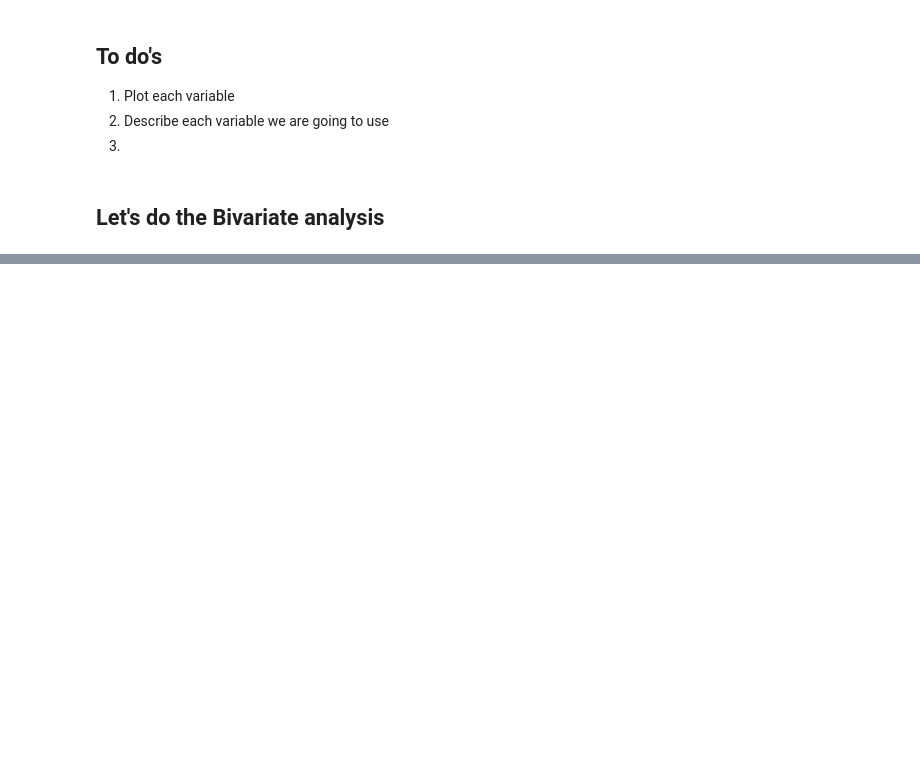
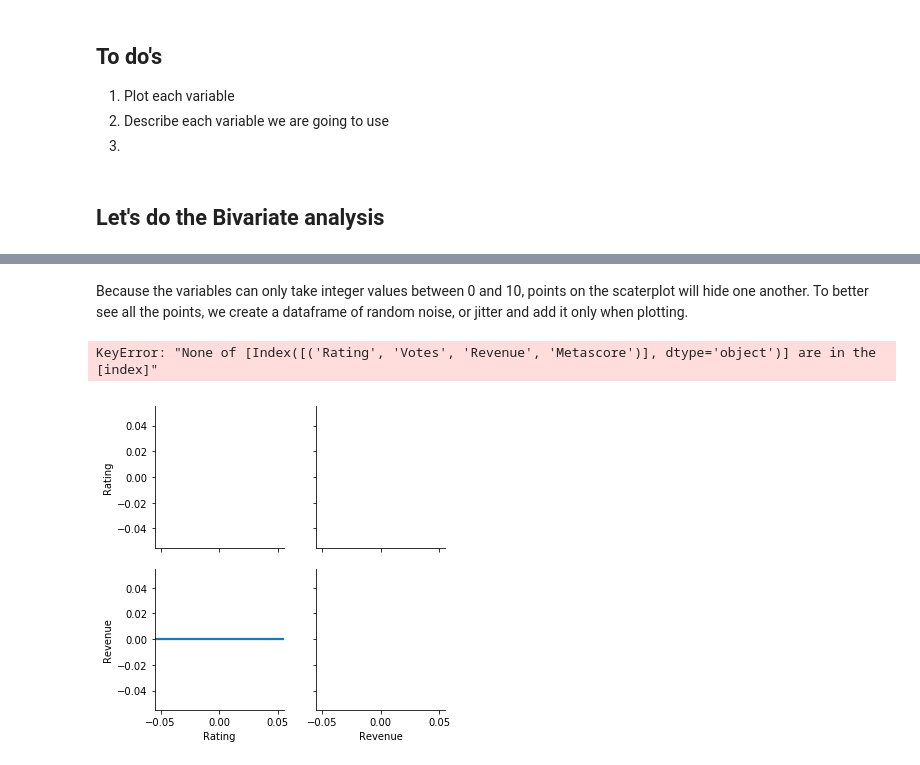
Before and after one commit to loupendley/Thinkful, a Jupyter notebook: HomeworkProjects/Unit2/Lesson1/Project8/PreparingADatasetForModeling.ipynb, the cells around one changed output, grey strips where cells are left out. Drawn from its saved outputs; the diff is of its cells as text; code cells hidden in the pictures; blank space fills up the shorter version.

Commit message:
Working through Bivariate

```diff
--- a/HomeworkProjects/Unit2/Lesson1/Project8/PreparingADatasetForModeling.ipynb
+++ b/HomeworkProjects/Unit2/Lesson1/Project8/PreparingADatasetForModeling.ipynb
@@ -210,5 +209,6 @@ variable=**Metascore**, mean=58.99, std_dev=17.19
 ## Let's do the Bivariate analysis
 # %%
 print("Let's do the Bivariate analysis!")
+df.set_index(cont_variable_list)
 # %% [output]
 Let's do the Bivariate analysis!
@@ -214,0 +234,9 @@ Let's do the Bivariate analysis!
+# %%
+## Let's create a df for the bivariate analysis
+df_bv_analysis = df.loc[(df['Director'] != 'xx') |
+                        (df['first_actor'] != 'xx') |
+                        (df['first_genre'] != 'xx') |
+                        (df['Rating'] != -1) |
+                        (df['Rating'] != -1) |
+                        (df['Votes'] != -1) | (df['Revenue'] != -1) | (df['Metascore'] != -1),
+                        ['Director', 'first_actor', 'first_genre', 'Rating', 'Votes', 'Revenue', 'Metascore']]
@@ -214,0 +246,12 @@ Let's do the Bivariate analysis!
+# %% [markdown]
+Because the variables can only take integer values between 0 and 10, points on the scaterplot will hide one another.  To better see all the points, we create a dataframe of random noise, or jitter and add it only when plotting.
+# %%
+df_jittered = df_bv_analysis.loc[[cont_variable_list]].dropna()
+print(df_jittered)
+jitter = pd.DataFrame(
+    np.random.uniform(-.3, .3, size=(df_jittered.shape)),
+    columns=df_jittered.columns)
+# %% [output]
+KeyError: "None of [Index([('Rating', 'Votes', 'Revenue', 'Metascore')], dtype='object')] are in the [index]"
+# %%
+df_jittered = df_jittered.add(jitter)
@@ -214,0 +260,8 @@ Let's do the Bivariate analysis!
+# %%
+g = sns.PairGrid(df_jittered.dropna(), diag_sharey=False)
+g.map_upper(plt.scatter, alpha=.5)
+g.map_lower(sns.regplot, scatter_kws=dict(alpha=0))
+g.map_diag(sns.kdeplot,lw=3)
+plt.show()
+# %% [output]
+[figure, added]
```
Also changed, not shown: parts of 7 cells of this notebook.
